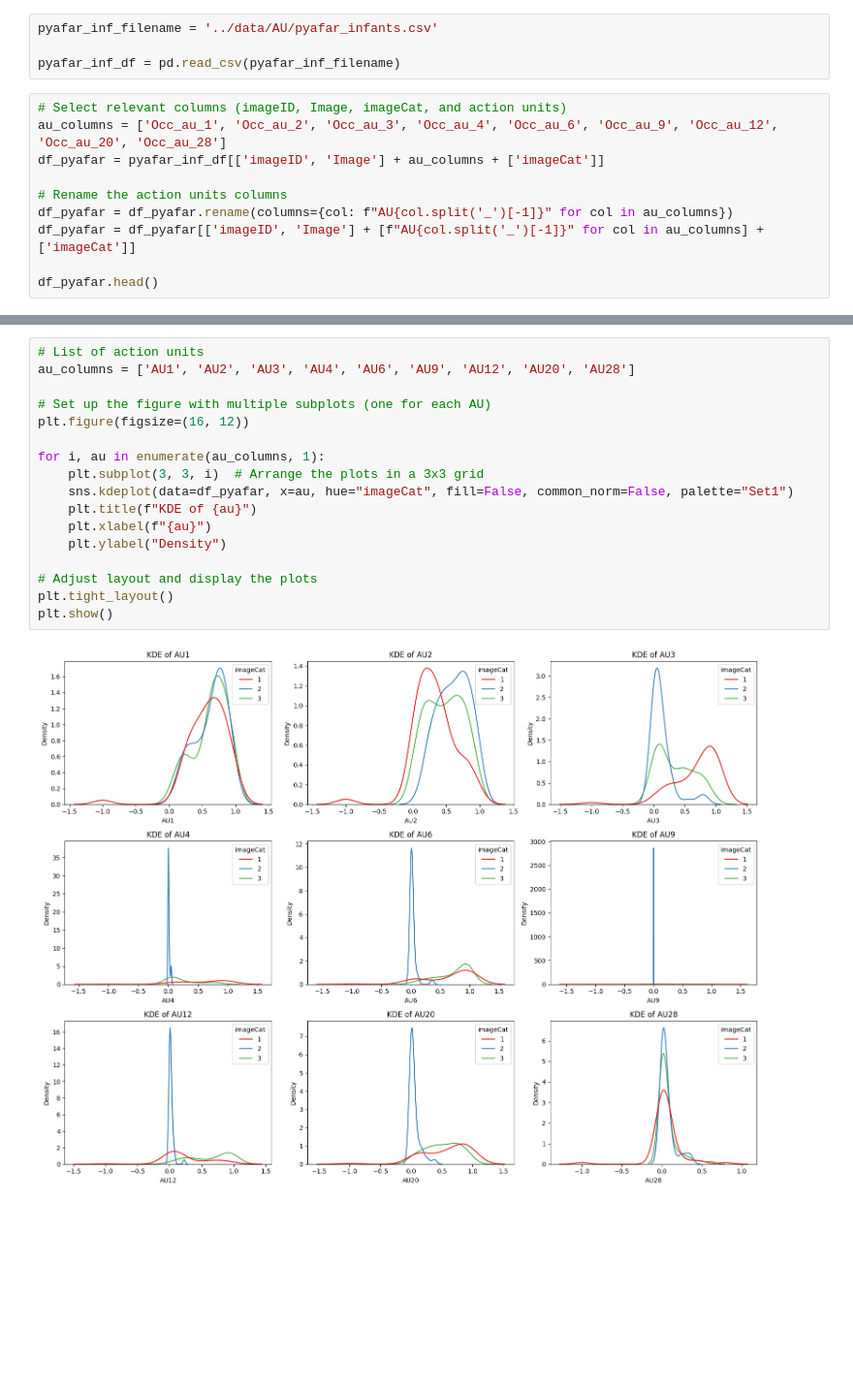
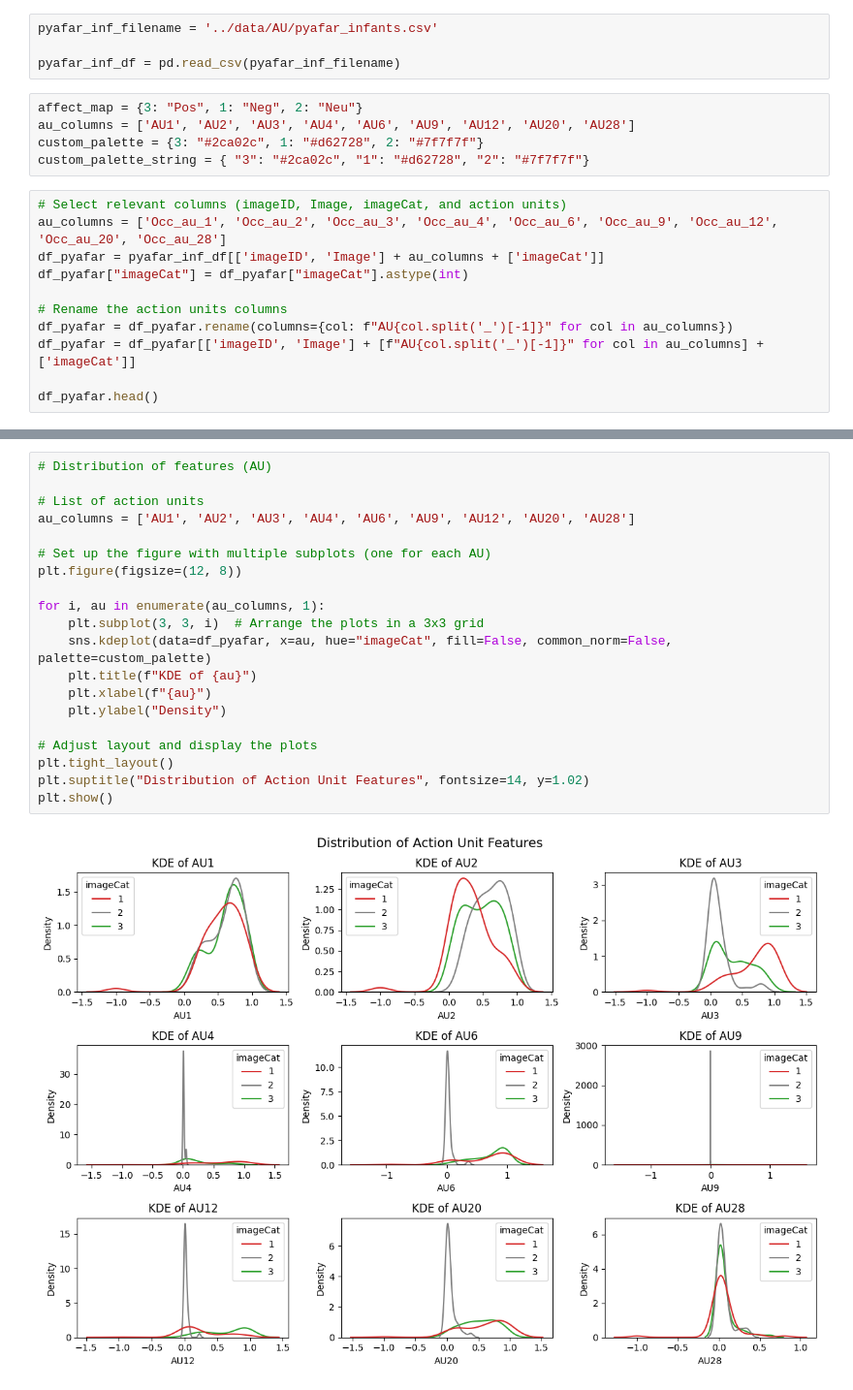
Before and after one commit to florentinafabregas/affect-recognition-infants, a Jupyter notebook: notebooks/main.ipynb, the cells around one changed output, grey strips where cells are left out. Shown at 97% size. Drawn from its saved outputs; the diff is of its cells as text; blank space fills up the shorter version.

Commit message:
feat: EDA pyafar

```diff
--- a/notebooks/main.ipynb
+++ b/notebooks/main.ipynb
@@ -6,10 +9,16 @@ import matplotlib.pyplot as plt
 pyafar_inf_filename = '../data/AU/pyafar_infants.csv'
 
 pyafar_inf_df = pd.read_csv(pyafar_inf_filename)
+# %%
+affect_map = {3: "Pos", 1: "Neg", 2: "Neu"}
+au_columns = ['AU1', 'AU2', 'AU3', 'AU4', 'AU6', 'AU9', 'AU12', 'AU20', 'AU28']
+custom_palette = {3: "#2ca02c", 1: "#d62728", 2: "#7f7f7f"}
+custom_palette_string = { "3": "#2ca02c", "1": "#d62728", "2": "#7f7f7f"}
 # %%
 # Select relevant columns (imageID, Image, imageCat, and action units)
 au_columns = ['Occ_au_1', 'Occ_au_2', 'Occ_au_3', 'Occ_au_4', 'Occ_au_6', 'Occ_au_9', 'Occ_au_12', 'Occ_au_20', 'Occ_au_28']
 df_pyafar = pyafar_inf_df[['imageID', 'Image'] + au_columns + ['imageCat']]
+df_pyafar["imageCat"] = df_pyafar["imageCat"].astype(int)
 
 # Rename the action units columns
 df_pyafar = df_pyafar.rename(columns={col: f"AU{col.split('_')[-1]}" for col in au_columns})
@@ -26,19 +76,22 @@ df_pyafar.head()
 # %%
+# Distribution of features (AU)
+
 # List of action units
 au_columns = ['AU1', 'AU2', 'AU3', 'AU4', 'AU6', 'AU9', 'AU12', 'AU20', 'AU28']
 
 # Set up the figure with multiple subplots (one for each AU)
-plt.figure(figsize=(16, 12))
+plt.figure(figsize=(12, 8))
 
 for i, au in enumerate(au_columns, 1):
     plt.subplot(3, 3, i)  # Arrange the plots in a 3x3 grid
-    sns.kdeplot(data=df_pyafar, x=au, hue="imageCat", fill=False, common_norm=False, palette="Set1")
+    sns.kdeplot(data=df_pyafar, x=au, hue="imageCat", fill=False, common_norm=False, palette=custom_palette)
     plt.title(f"KDE of {au}")
     plt.xlabel(f"{au}")
     plt.ylabel("Density")
 
 # Adjust layout and display the plots
 plt.tight_layout()
+plt.suptitle("Distribution of Action Unit Features", fontsize=14, y=1.02)
 plt.show()
 # %% [output]
-[figure, old version]
+[figure, new version]
```
Also changed, not shown: parts of 11 cells of this notebook, 2 other files.
